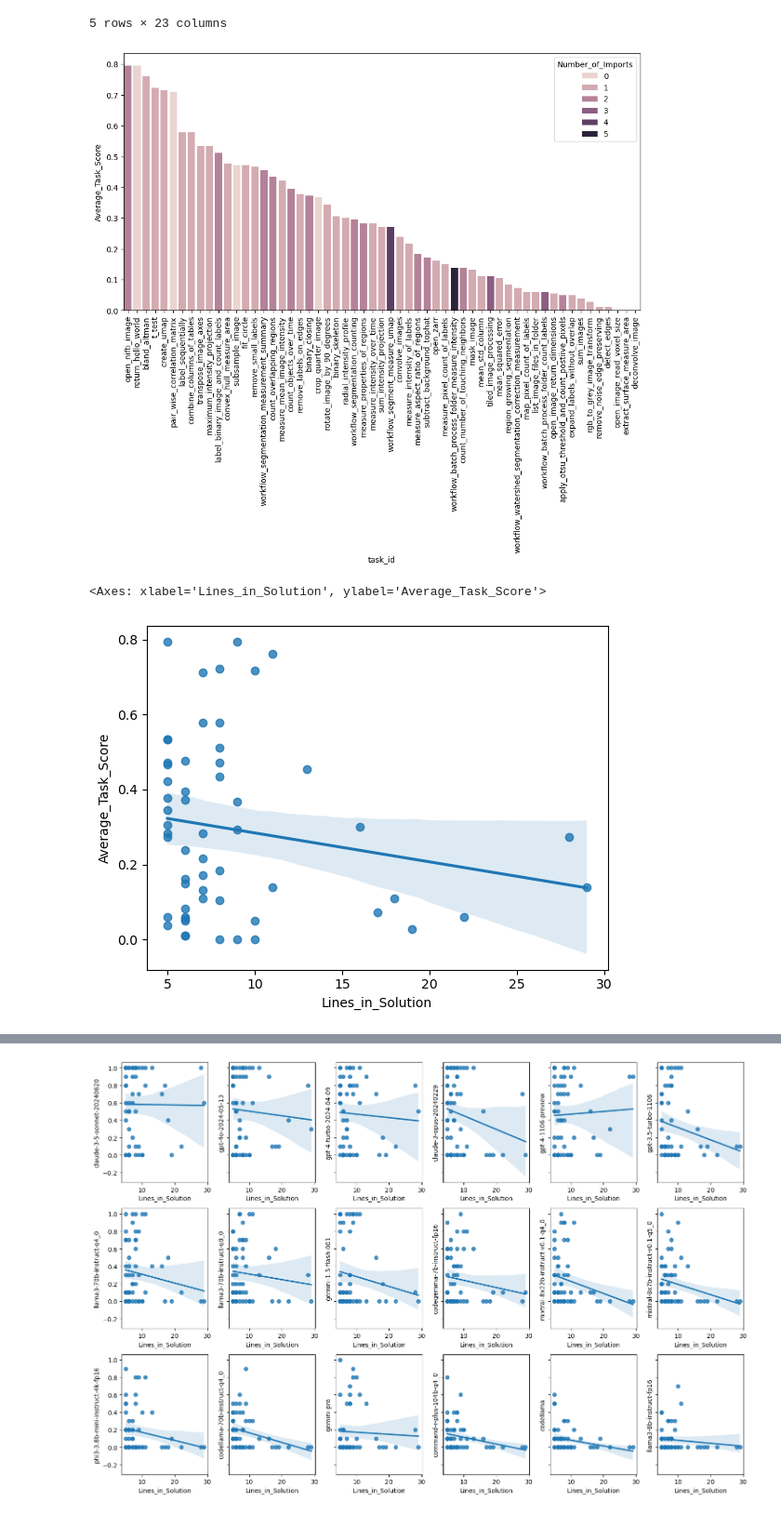
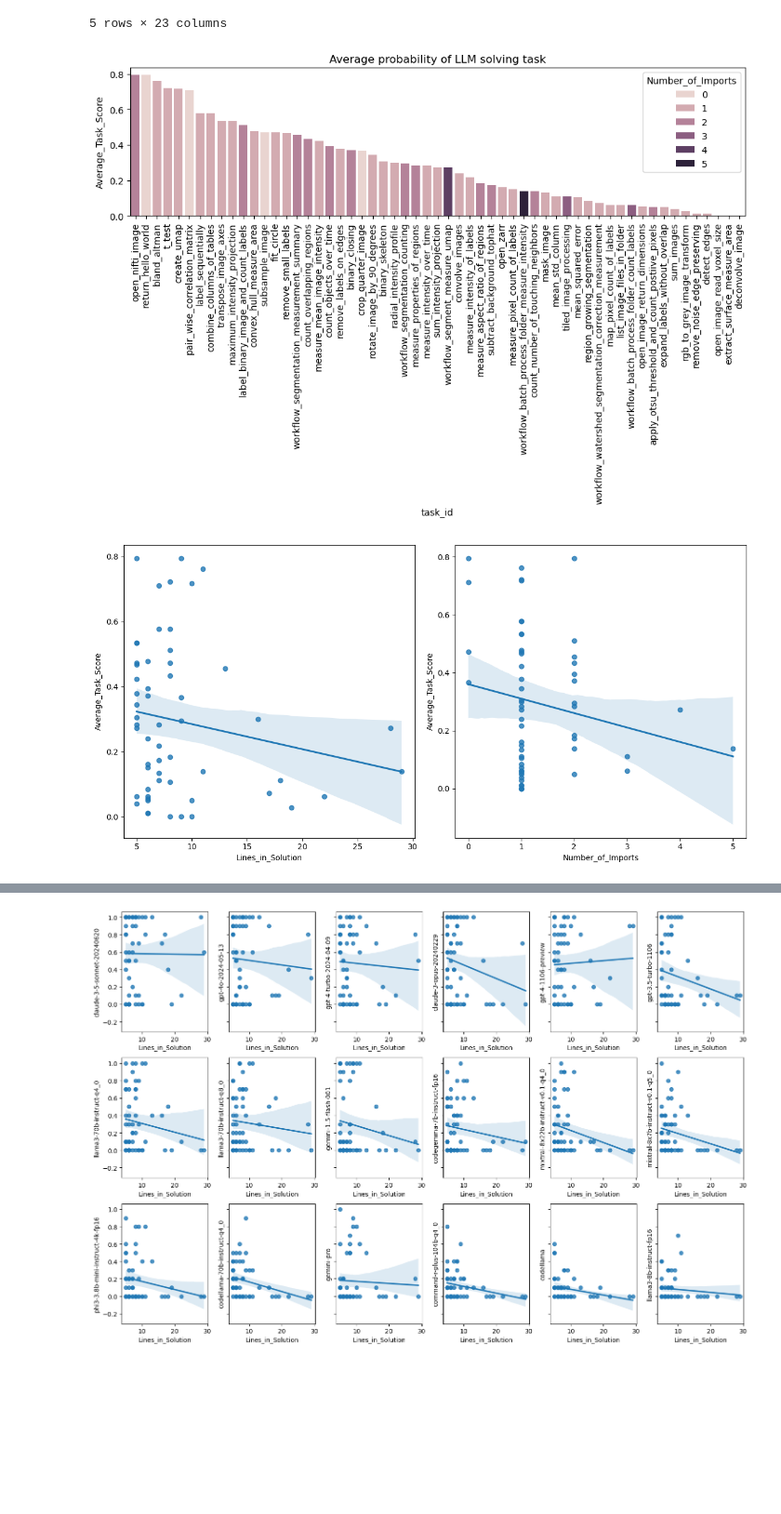
Before and after one commit to haesleinhuepf/human-eval-bia, a Jupyter notebook: demo/summarize_by_task.ipynb, the cells around one changed output, grey strips where cells are left out. Shown at 93% size. Drawn from its saved outputs; the diff is of its cells as text; code cells hidden in the pictures; blank space fills up the shorter version.

```diff
--- a/demo/summarize_by_task.ipynb
+++ b/demo/summarize_by_task.ipynb
@@ -123,17 +123,21 @@ task_score_df.head()
 5 rows × 23 columns
 # %%
 ## Illustrating the difference in task solve rate across all LLMs.
-fig, ax = plt.subplots(figsize=(12, 6))
-sns.barplot(task_score_df.sort_values(by="Average_Task_Score",ascending=False), x="task_id", y="Average_Task_Score", hue="Number_of_Imports")
+fig, ax = plt.subplots(figsize=(12, 8))
+sns.barplot(task_score_df.sort_values(by="Average_Task_Score",ascending=False), x="task_id", y="Average_Task_Score", hue="Number_of_Imports").set_title('Average probability of LLM solving task')
 ax.tick_params(axis='x', labelrotation=90)
-
+plt.gcf().subplots_adjust(bottom=0.6)
+fig.savefig("../Task_Score_by_LLMs.png")
 # for item in tasks.get_xticklabels():
 #     item.set_rotation(45)
 # %% [output]
-[figure, old version]
+[figure, new version]
 # %%
 ## Average task score as measured across all models, when regressed against the number of lines in each solution
-sns.regplot(task_score_df, x="Lines_in_Solution", y="Average_Task_Score")
+fig, axs = plt.subplots(ncols=2, figsize=(12, 6))
+sns.regplot(task_score_df, x="Lines_in_Solution", y="Average_Task_Score", ax=axs[0])
+sns.regplot(task_score_df, x="Number_of_Imports", y="Average_Task_Score", ax=axs[1])
+plt.tight_layout()
+fig.savefig("../Average_Task_Score_by_Complexity.png")
 # %% [output]
-<Axes: xlabel='Lines_in_Solution', ylabel='Average_Task_Score'>
-[figure, old version]
+[figure, new version]
```
Also changed, not shown: parts of 3 cells of this notebook.
